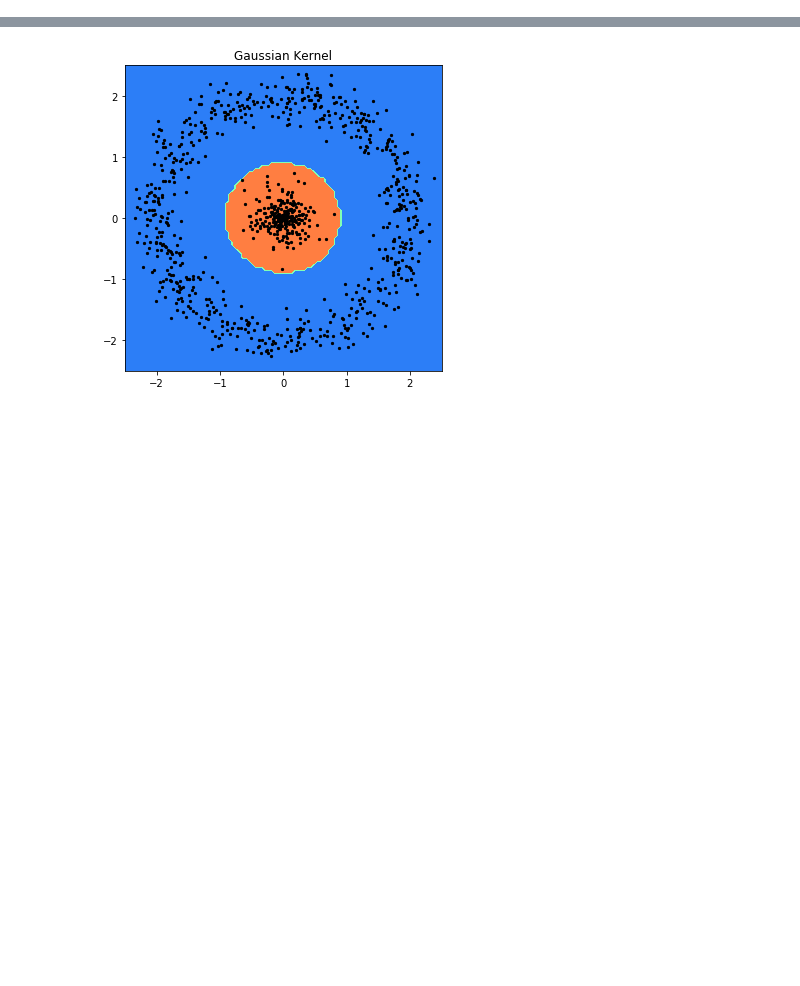
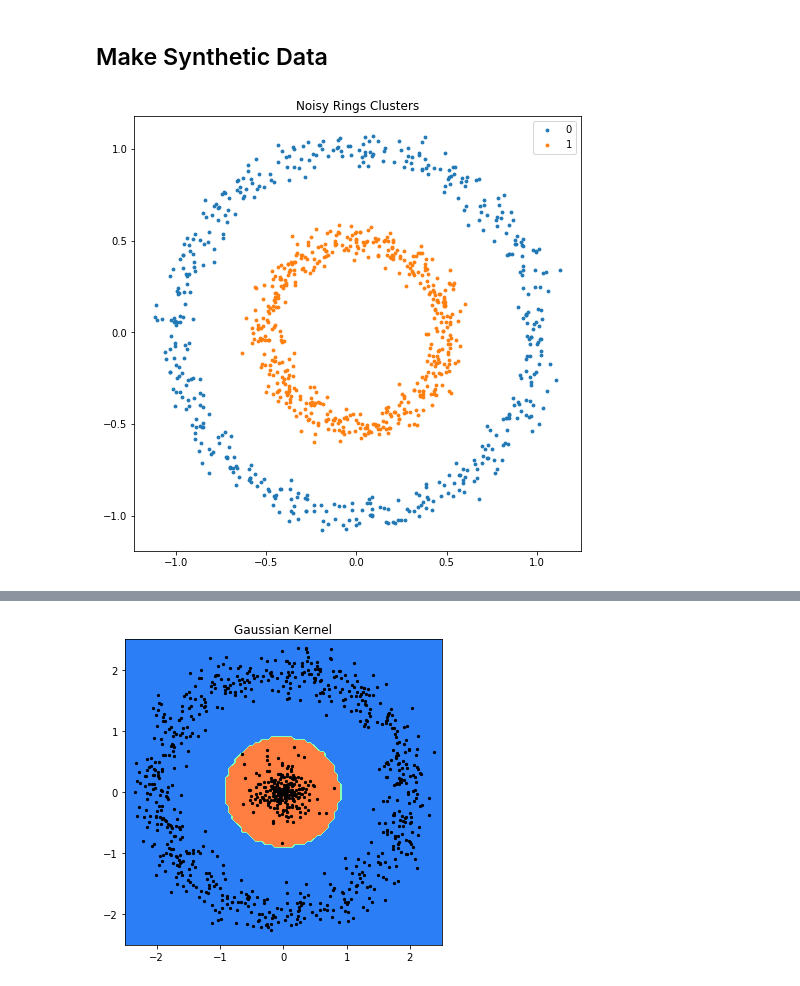
Before and after one commit to EthanJamesLew/PSU_STAT671, a Jupyter notebook: project/figures/synthetic_test.ipynb, the cells around one changed output, grey strips where cells are left out. Drawn from its saved outputs; the diff is of its cells as text; code cells hidden in the pictures; blank space fills up the shorter version.

```diff
--- a/project/figures/synthetic_test.ipynb
+++ b/project/figures/synthetic_test.ipynb
@@ -10,6 +10,8 @@ sys.path.append('../')
 from scluster import KSpectralClustering, SpectralClustering
 from kkmeans import KKernelClustering, k_polynomial, k_tanh, k_gaussian
 from synthetic import generate_ring_2d
+# %% [markdown]
+## Make Synthetic Data
 # %%
 # PARAMS
 n_samples = 1000
@@ -17,7 +19,14 @@ seed_val = 0
 # %%
 # make the datasets
 np.random.seed(seed_val)
-noisy_circles = np.vstack((generate_ring_2d(700, 2, 0.2), generate_ring_2d(300, 0, 0.3)))
-#noisy_circles = datasets.make_circles(n_samples=n_samples, factor=0.5, noise=0.05)
+noisy_circles = datasets.make_circles(n_samples=n_samples, factor=0.5, noise=0.05)
 noisy_moons = datasets.make_moons(n_samples=n_samples, noise=0.05)
 blobs = datasets.make_blobs(n_samples=n_samples, random_state=8)
+# %%
+fig, ax = plt.subplots(figsize=(8,8))
+ax_plot_clusters(ax, *noisy_circles, s=8)
+ax.set_title("Noisy Rings Clusters")
+plt.legend()
+plt.savefig("img/noisy_rings_clusters.pdf", filetype='pdf')
+# %% [output]
+[figure, added]
```
Also changed, not shown: parts of 14 cells of this notebook, 6 other files.
